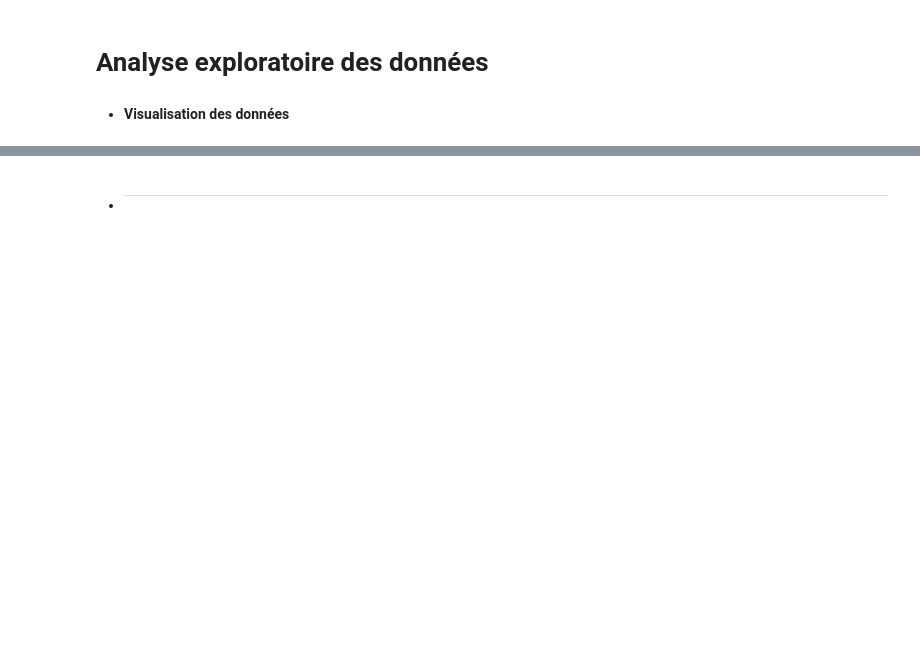
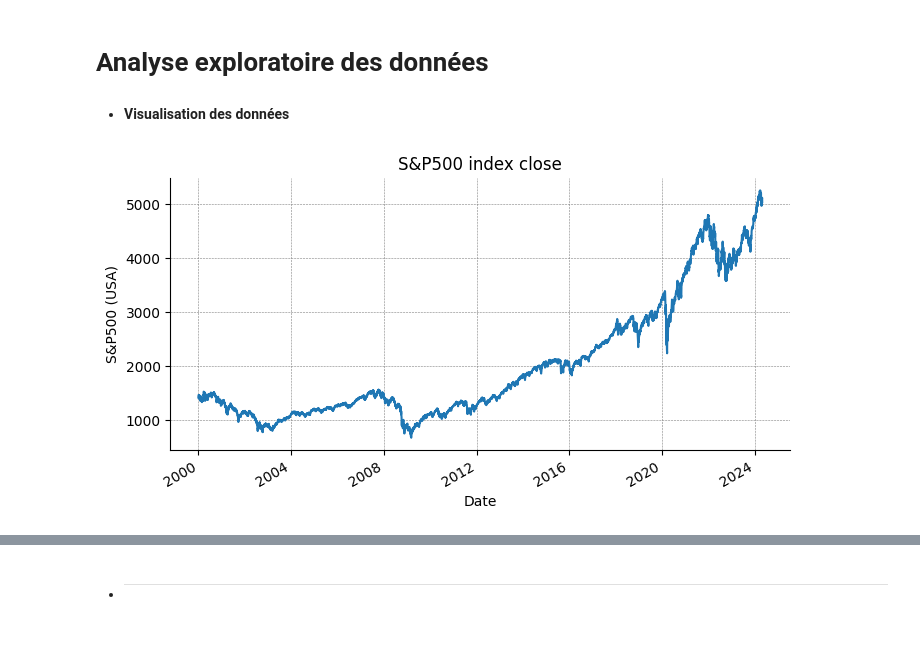
Before and after one commit to Boubacar5400/Mon_projet_ML, a Jupyter notebook: Mon_projet_Final.ipynb, the cells around one changed output, grey strips where cells are left out. Cells and saved outputs as stored; diff of their text form; code cells hidden in the pictures; blank space fills up the shorter version.

```diff
--- a/Mon_projet_Final.ipynb
+++ b/Mon_projet_Final.ipynb
@@ -69,3 +80,12 @@ df.shape
 # **Analyse exploratoire des données**
 # %% [markdown]
 - **Visualisation des données**
+# %%
+from matplotlib import pyplot as plt
+df['Close'].plot(kind='line', figsize=(8, 4), title='S&P500 index close')
+plt.gca().spines[['top', 'right']].set_visible(False)
+plt.xlabel('Date')
+plt.ylabel('S&P500 (USA)')
+plt.grid(color='gray', linestyle='--', linewidth=0.4)
+# %% [output]
+[figure, added]
```
Also changed, not shown: parts of 3 cells of this notebook.
